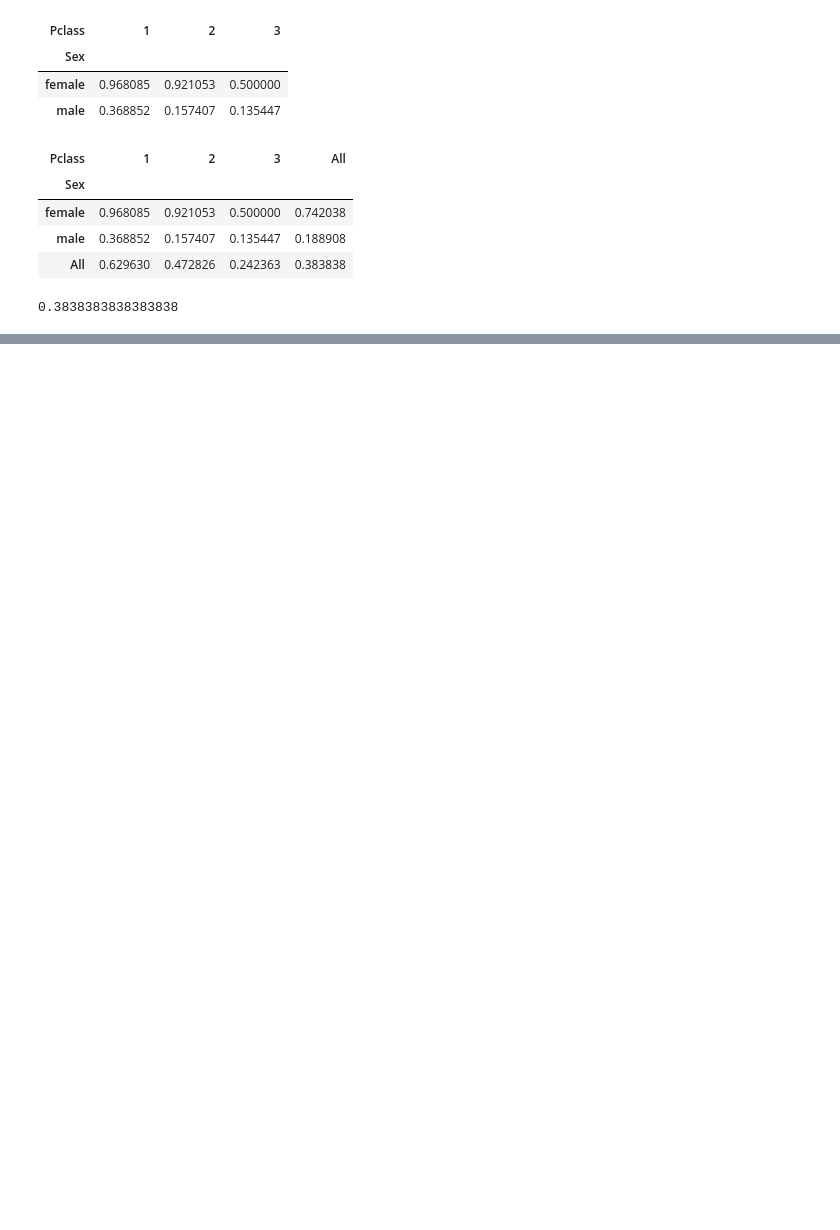
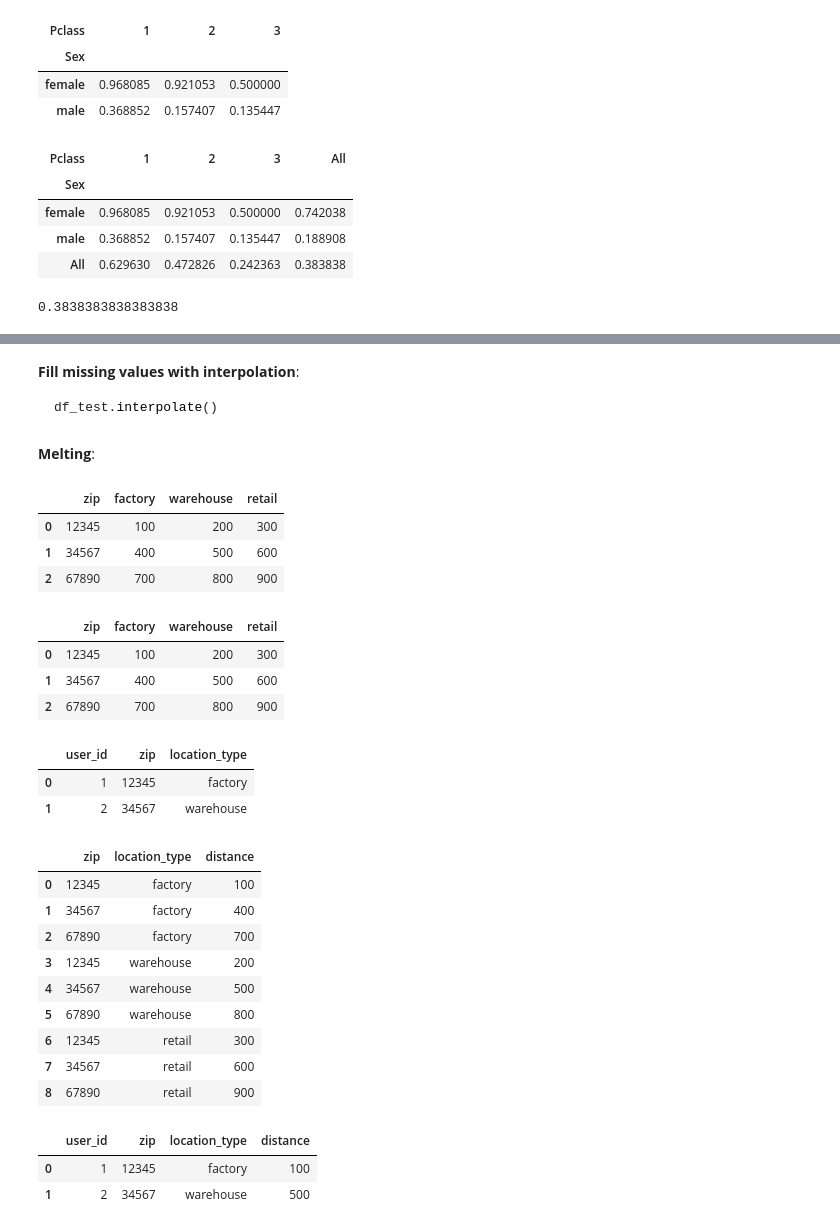
Before and after one commit to Tamoghna-Saha/python_tutorials_notebook, a Jupyter notebook: data_science/Pandas.ipynb, the cells around one changed output, grey strips where cells are left out. Drawn from its saved outputs; the diff is of its cells as text; code cells hidden in the pictures; blank space fills up the shorter version.

Commit message:
added more content and proper format

````diff
--- a/data_science/Pandas.ipynb
+++ b/data_science/Pandas.ipynb
@@ -982,0 +1185,62 @@ Categories (4, object): ['child' < 'young_adult' < 'adult' < 'senior_citizen']
+# %% [markdown]
+__Fill missing values with interpolation__:
+
+```python
+df_test.interpolate()
+```
+# %% [markdown]
+__Melting__:
+# %%
+## melting - reshape dataframe from wide to long format -> from more columns to more rows
+
+distances = pd.DataFrame([['12345', 100, 200, 300], ['34567', 400, 500, 600], ['67890', 700, 800, 900]],
+                          columns=['zip', 'factory', 'warehouse', 'retail'])
+distances
+# the numbers shows distance of eaach location type against the zip code
+# %% [output]
+|  | zip | factory | warehouse | retail |
+| 0 | 12345 | 100 | 200 | 300 |
+| 1 | 34567 | 400 | 500 | 600 |
+| 2 | 67890 | 700 | 800 | 900 |
+# %%
+
+distances = pd.DataFrame([['12345', 100, 200, 300], ['34567', 400, 500, 600], ['67890', 700, 800, 900]],
+                          columns=['zip', 'factory', 'warehouse', 'retail'])
+distances
+# the numbers shows distance of eaach location type against the zip code
+# %% [output]
+|  | zip | factory | warehouse | retail |
+| 0 | 12345 | 100 | 200 | 300 |
+| 1 | 34567 | 400 | 500 | 600 |
+| 2 | 67890 | 700 | 800 | 900 |
+# %%
+users = pd.DataFrame([[1, '12345', 'factory'], [2, '34567', 'warehouse']],
+                      columns=['user_id', 'zip', 'location_type'])
+users
+# %% [output]
+|  | user_id | zip | location_type |
+| 0 | 1 | 12345 | factory |
+| 1 | 2 | 34567 | warehouse |
+# %%
+# merging is required but values of column of one dataframe matches values of rows of another dataframe
+# hence need to melt
+
+distances_long = distances.melt(id_vars='zip', var_name='location_type', value_name='distance')
+distances_long
+# %% [output]
+|  | zip | location_type | distance |
+| 0 | 12345 | factory | 100 |
+| 1 | 34567 | factory | 400 |
+| 2 | 67890 | factory | 700 |
+| 3 | 12345 | warehouse | 200 |
+| 4 | 34567 | warehouse | 500 |
+| 5 | 67890 | warehouse | 800 |
+| 6 | 12345 | retail | 300 |
+| 7 | 34567 | retail | 600 |
+| 8 | 67890 | retail | 900 |
+# %%
+pd.merge(users, distances_long)
+# %% [output]
+|  | user_id | zip | location_type | distance |
+| 0 | 1 | 12345 | factory | 100 |
+| 1 | 2 | 34567 | warehouse | 500 |
````
Also changed, not shown: parts of 58 cells of this notebook.
